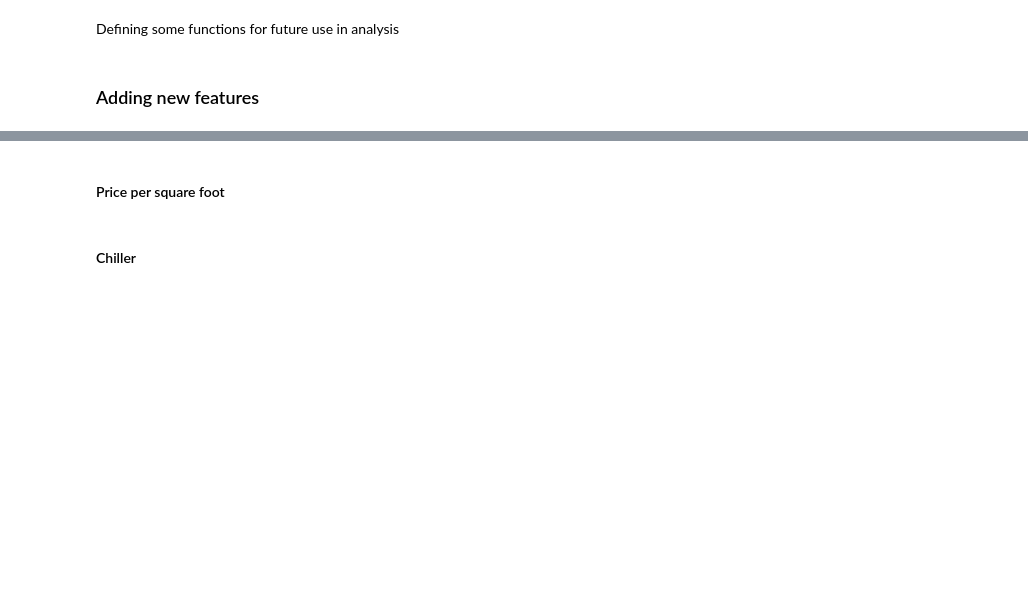
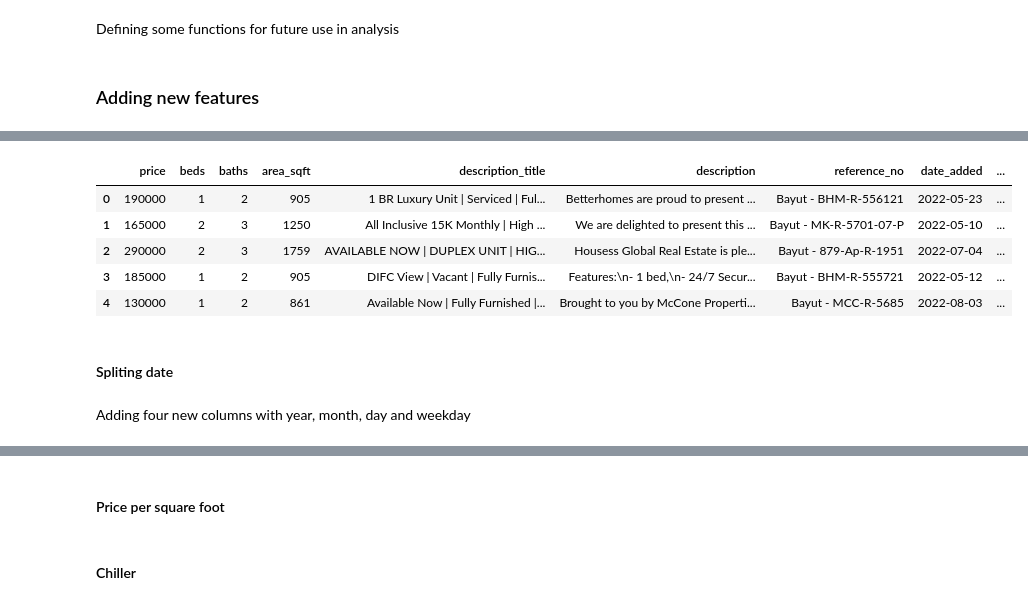
Before and after one commit to imeleges/REMA_Dubai, a Jupyter notebook: bayut_dubai_difc_downtown.ipynb, the cells around one changed output, grey strips where cells are left out. Cells and saved outputs as stored; diff of their text form; code cells hidden in the pictures; blank space fills up the shorter version.

```diff
--- a/bayut_dubai_difc_downtown.ipynb
+++ b/bayut_dubai_difc_downtown.ipynb
@@ -248,5 +223,0 @@ Adding four new columns with year, month, day and weekday
-# %%
-data['year'] = pd.DatetimeIndex(data['date-added']).year
-data['month'] = pd.DatetimeIndex(data['date-added']).month
-data['day'] = pd.DatetimeIndex(data['date-added']).day
-data['weekday'] = pd.DatetimeIndex(data['date-added']).weekday
@@ -419,0 +434,13 @@ def whiskers_limits(series):
+# %%
+data.head()
+# %% [output]
+|  | price | beds | baths | area_sqft | description_title | description | reference_no | date_added | ... |
+| 0 | 190000 | 1 | 2 | 905 | 1 BR Luxury Unit | Serviced | Ful... | Betterhomes are proud to present ... | Bayut - BHM-R-556121 | 2022-05-23 | ... |
+| 1 | 165000 | 2 | 3 | 1250 | All Inclusive 15K Monthly | High ... | We are delighted to present this ... | Bayut - MK-R-5701-07-P | 2022-05-10 | ... |
+| 2 | 290000 | 2 | 3 | 1759 | AVAILABLE NOW | DUPLEX UNIT | HIG... | Housess Global Real Estate is ple... | Bayut - 879-Ap-R-1951 | 2022-07-04 | ... |
+| 3 | 185000 | 1 | 2 | 905 | DIFC View | Vacant | Fully Furnis... | Features:\n- 1 bed,\n- 24/7 Secur... | Bayut - BHM-R-555721 | 2022-05-12 | ... |
+| 4 | 130000 | 1 | 2 | 861 | Available Now | Fully Furnished |... | Brought to you by McCone Properti... | Bayut - MCC-R-5685 | 2022-08-03 | ... |
+# %% [markdown]
+#### Spliting date
+# %% [markdown]
+Adding four new columns with year, month, day and weekday
```
Also changed, not shown: parts of 58 cells of this notebook.
